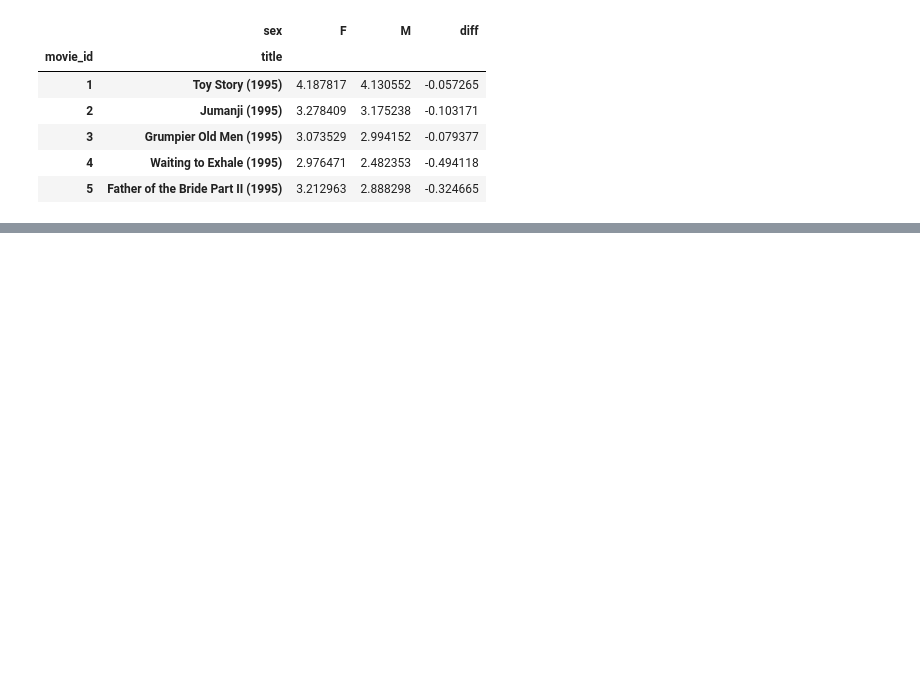
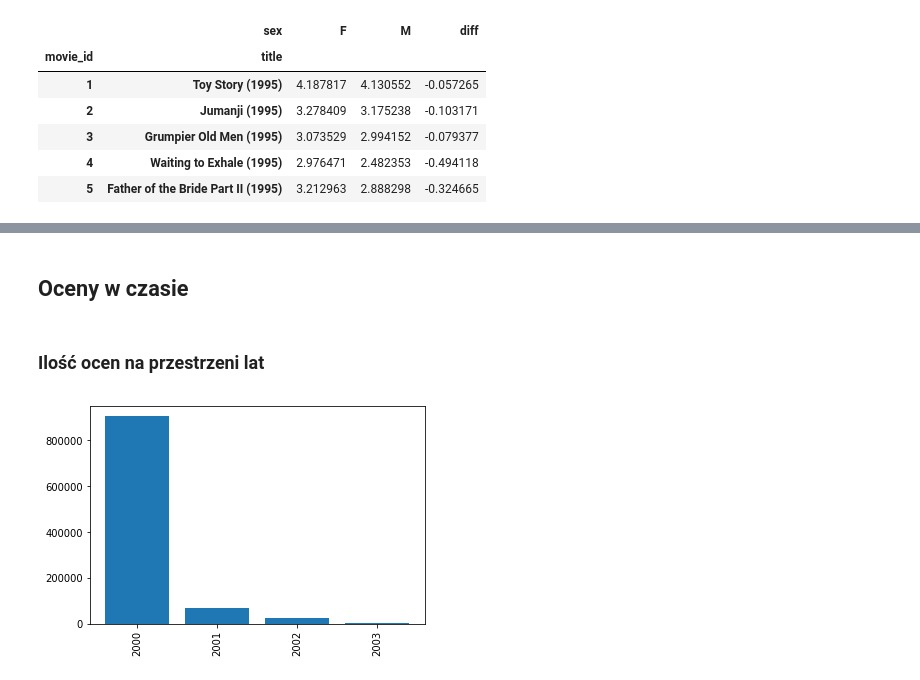
Before and after one commit to ksiazekm/movielens-analysis, a Jupyter notebook: playground/1M-Analysis.ipynb, the cells around one changed output, grey strips where cells are left out. Saved outputs shown, nothing was run; the diff lists cells and outputs as text; code cells hidden in the pictures; blank space fills up the shorter version.

```diff
--- a/playground/1M-Analysis.ipynb
+++ b/playground/1M-Analysis.ipynb
@@ -320,0 +300,13 @@ plt.show()
+# %% [markdown]
+## Oceny w czasie
+# %% [markdown]
+### Ilość ocen na przestrzeni lat
+# %%
+ratings_per_years = ratings_data.groupby('year').size()
+
+x = range(len(ratings_per_years))
+plt.bar(x, ratings_per_years)
+plt.xticks(x, ratings_per_years.keys(), rotation=90)
+plt.show()
+# %% [output]
+[figure, added]
```
Also changed, not shown: parts of 10 cells of this notebook, 1 other file.
